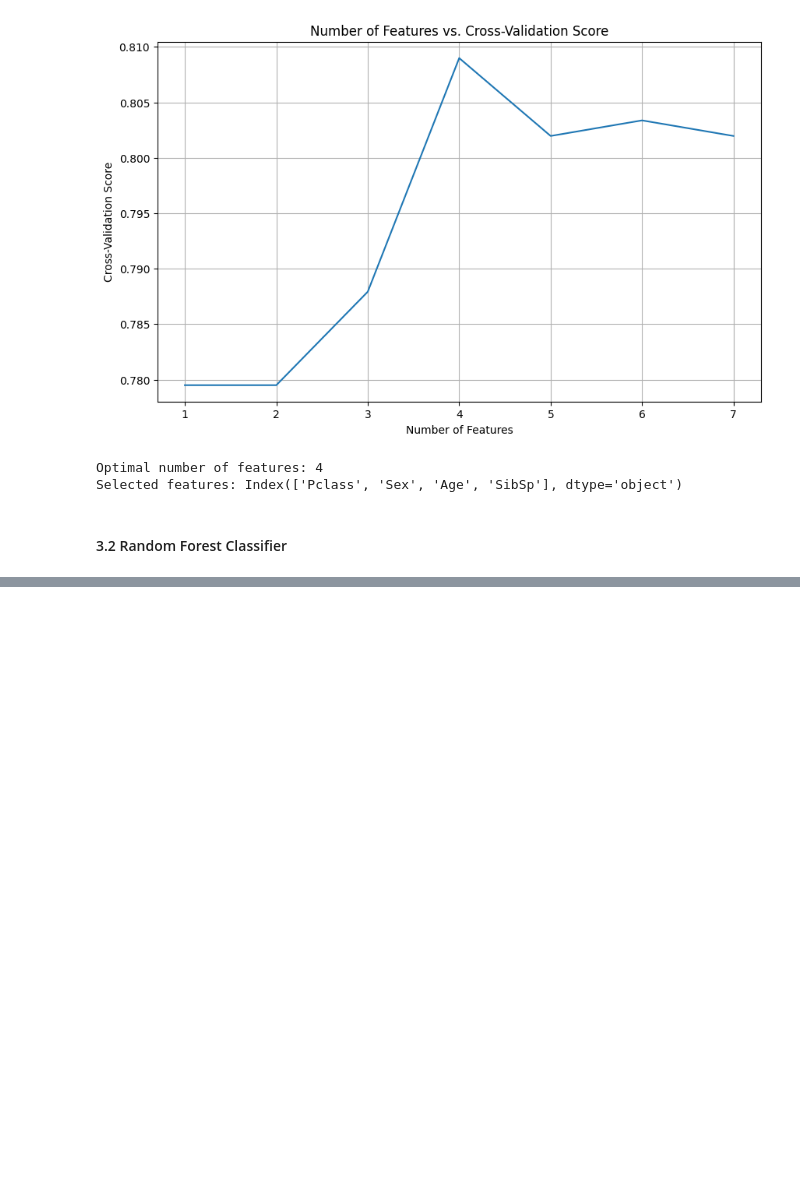
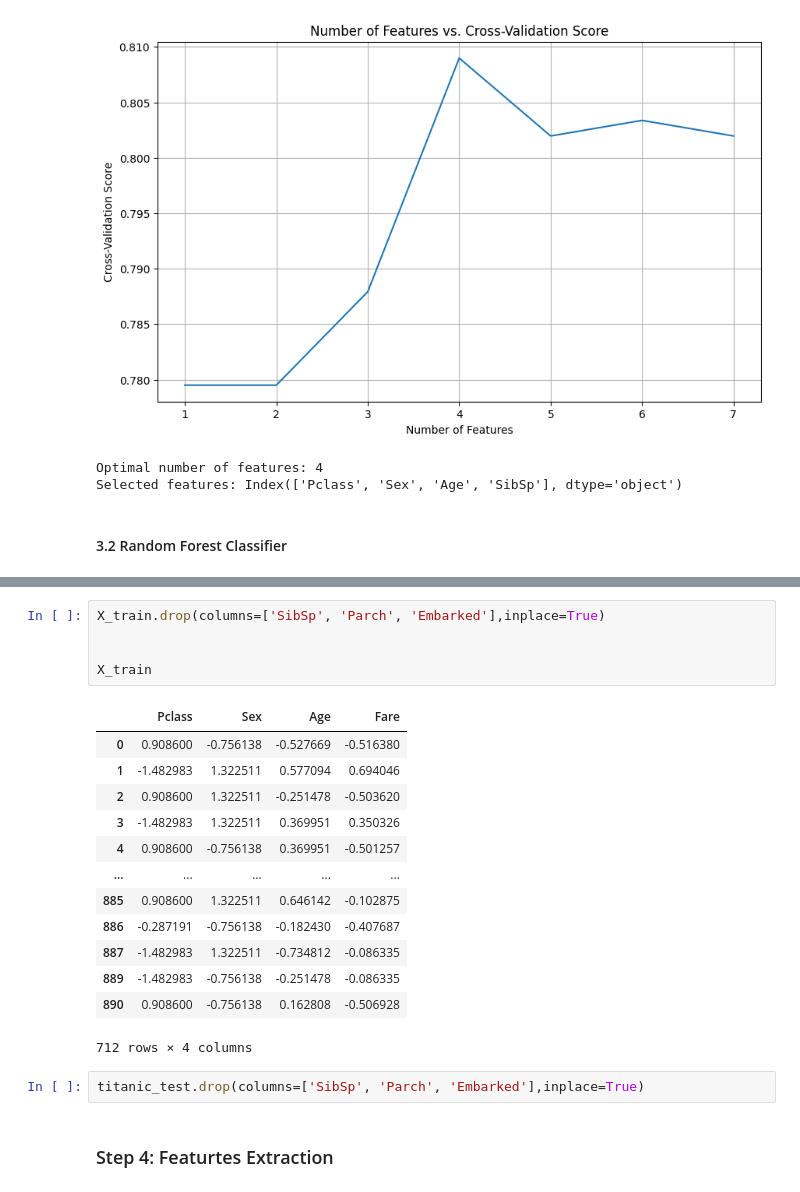
Before and after one commit to markopolo139/DataMiningAssignment1, a Jupyter notebook: notebook1.ipynb, the cells around one changed output, grey strips where cells are left out. Drawn from its saved outputs; the diff is of its cells as text; blank space fills up the shorter version.

Commit message:
finishing feature extraction notebook1.ipynb

```diff
--- a/notebook1.ipynb
+++ b/notebook1.ipynb
@@ -247,2 +246,25 @@ print("Selected features:", selected_features)
 Optimal number of features: 4
 Selected features: Index(['Pclass', 'Sex', 'Age', 'Fare'], dtype='object')
+# %%
+X_train.drop(columns=['SibSp', 'Parch', 'Embarked'],inplace=True)
+
+
+X_train
+# %% [output]
+|  | Pclass | Sex | Age | Fare |
+| 0 | 0.908600 | -0.756138 | -0.527669 | -0.516380 |
+| 1 | -1.482983 | 1.322511 | 0.577094 | 0.694046 |
+| 2 | 0.908600 | 1.322511 | -0.251478 | -0.503620 |
+| 3 | -1.482983 | 1.322511 | 0.369951 | 0.350326 |
+| 4 | 0.908600 | -0.756138 | 0.369951 | -0.501257 |
+| ... | ... | ... | ... | ... |
+| 885 | 0.908600 | 1.322511 | 0.646142 | -0.102875 |
+| 886 | -0.287191 | -0.756138 | -0.182430 | -0.407687 |
+| 887 | -1.482983 | 1.322511 | -0.734812 | -0.086335 |
+| 889 | -1.482983 | -0.756138 | -0.251478 | -0.086335 |
+| 890 | 0.908600 | -0.756138 | 0.162808 | -0.506928 |
+712 rows × 4 columns
+# %%
+titanic_test.drop(columns=['SibSp', 'Parch', 'Embarked'],inplace=True)
+# %% [markdown]
+### Step 4: Featurtes Extraction
```
Also changed, not shown: parts of 11 cells of this notebook.
